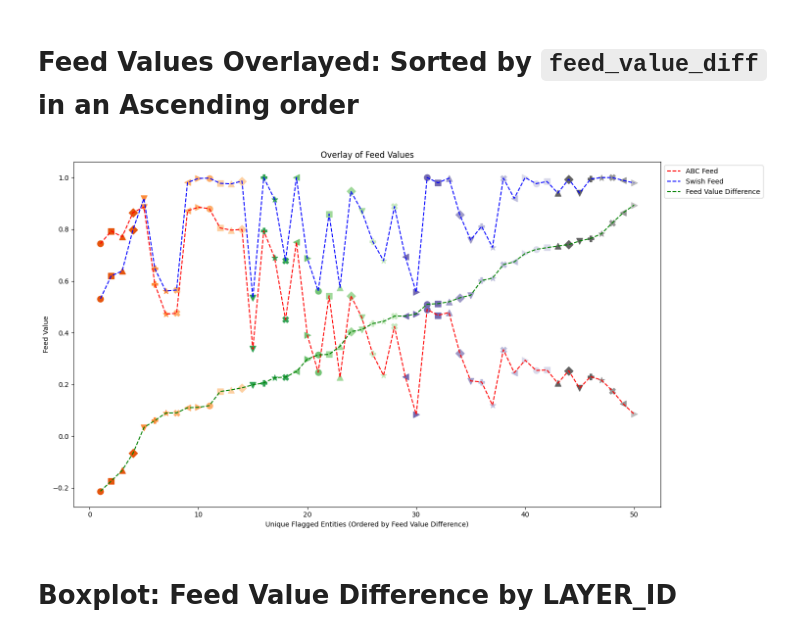
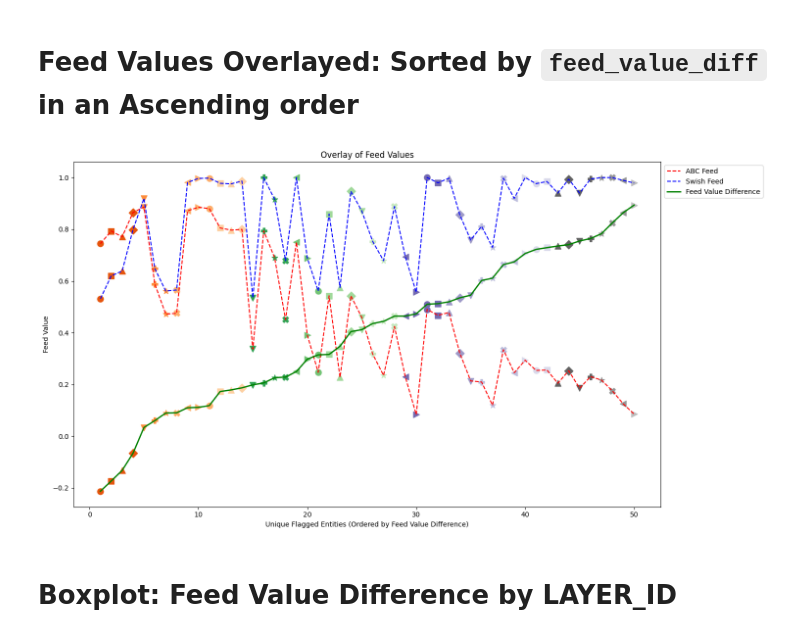
Before and after one commit to maximillian-jacob/DataScience, a Jupyter notebook: main_swish_vs_abc.ipynb, the cells around one changed output. Cells and saved outputs as stored; diff of their text form; code cells hidden in the pictures.

Commit message:
just modifying line thickness for feed diff

```diff
--- a/main_swish_vs_abc.ipynb
+++ b/main_swish_vs_abc.ipynb
@@ -259,35 +259,35 @@ plt.figure(figsize=(15, 8))
 # Create a range for the x-axis based on the number of rows in the DataFrame
 x = range(1, len(df)+1)
 width = 1.5  # Width of the lines
 size = 80
 
 # Use a single color palette for all data points (e.g., 'tab20c')
 palette = cm.get_cmap('tab20c')(np.linspace(0.2, 0.9, len(df)))
 
 # Define a list of marker shapes to cycle through
 markers = ['o', 's', '^', 'D', 'v', 'P', '*', 'X', '<', '>']
 marker_list = [markers[i % len(markers)] for i in range(len(df))]
 
 plt.plot(x, df['feed_value_abc'], label='ABC Feed', color='red', linewidth=width, linestyle='--')
 for i in range(len(df)):
     plt.scatter(x[i], df['feed_value_abc'].iloc[i], color=palette[i], s=size, marker=marker_list[i])
 
 plt.plot(x, df['feed_value_swish'], label='Swish Feed', color='blue', linewidth=width, linestyle='--')
 for i in range(len(df)):
     plt.scatter(x[i], df['feed_value_swish'].iloc[i], color=palette[i], s=size, marker=marker_list[i])
 
-plt.plot(x, df['feed_value_diff'], label='Feed Value Difference', color='green', linewidth=width, linestyle='--')
+plt.plot(x, df['feed_value_diff'], label='Feed Value Difference', color='green', linewidth=2, linestyle='-')
 for i in range(len(df)):
     plt.scatter(x[i], df['feed_value_diff'].iloc[i], color=palette[i], s=size, marker=marker_list[i])
 
 plt.xlabel('Unique Flagged Entities (Ordered by Feed Value Difference)')
 plt.ylabel('Feed Value')
 plt.title('Overlay of Feed Values')
 plt.legend(loc='upper left', bbox_to_anchor=(1, 1))
 plt.tight_layout()
 plt.show()
 # %% [output]
-[figure, old version]
+[figure, new version]
 # %% [markdown]
 # Boxplot: Feed Value Difference by LAYER_ID
 # %%
```
